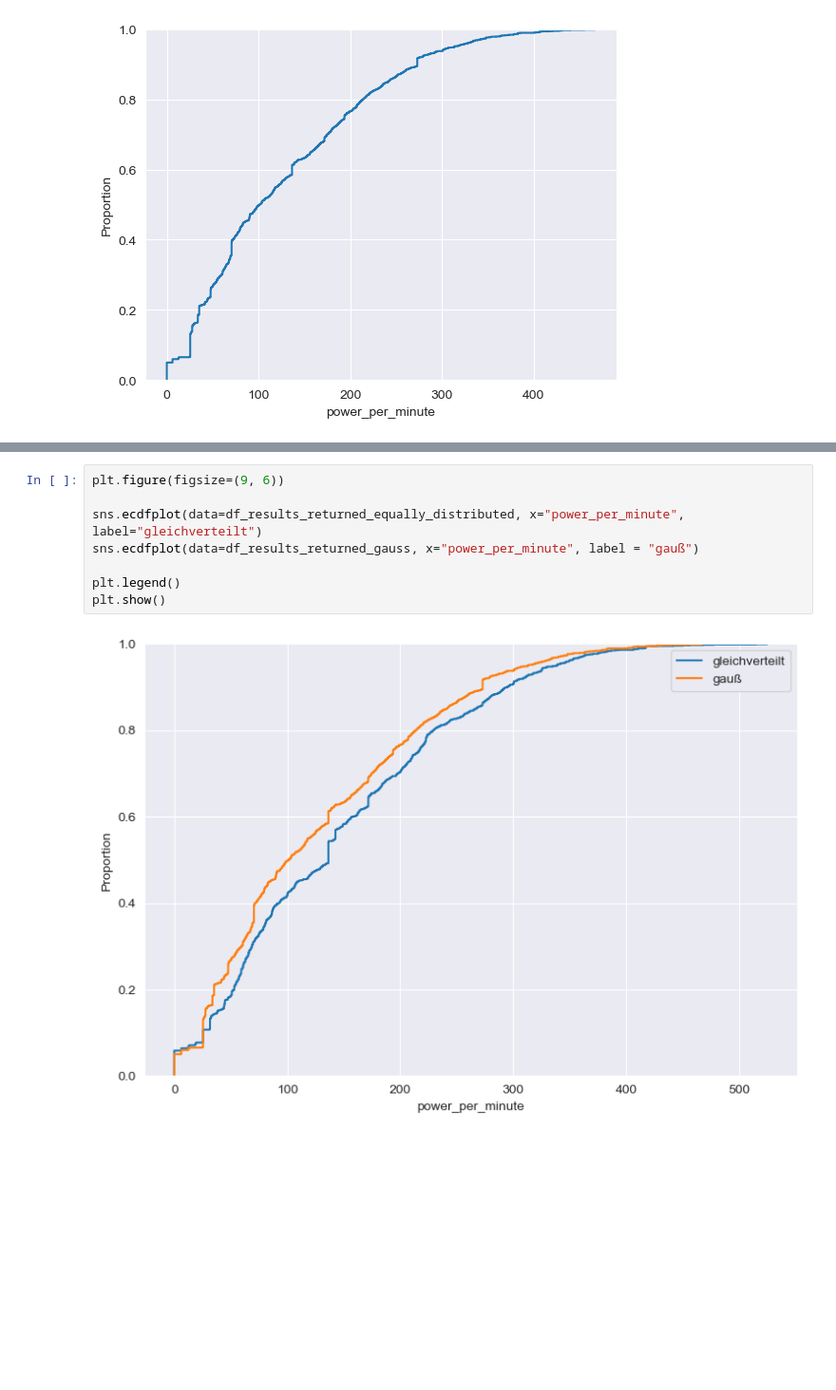
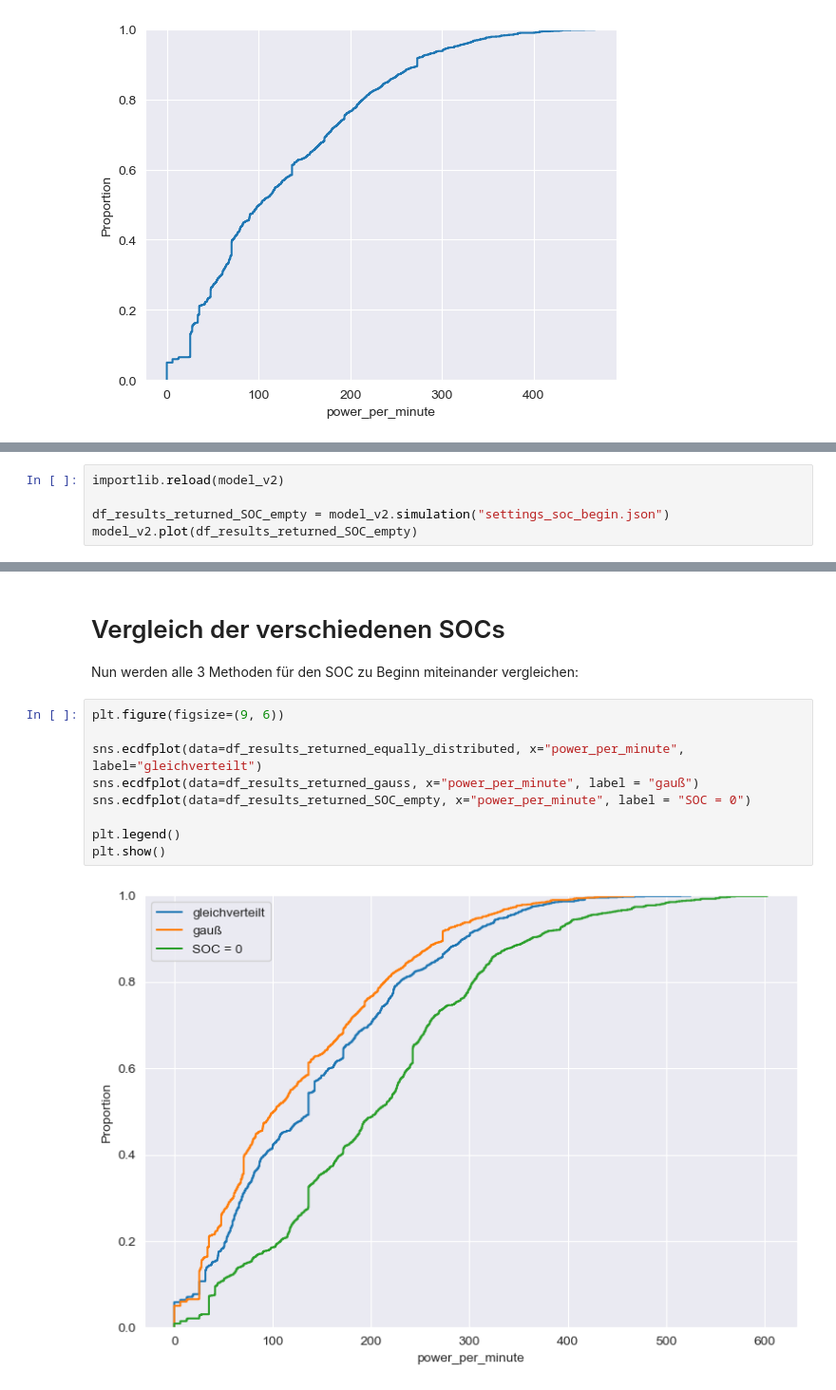
Before and after one commit to Jones133D/BA_EV-Ladeverhalten, a Jupyter notebook: SoC_begin.ipynb, the cells around one changed output, grey strips where cells are left out. Shown at 95% size. Cells and saved outputs as stored; diff of their text form; blank space fills up the shorter version.

```diff
--- a/SoC_begin.ipynb
+++ b/SoC_begin.ipynb
@@ -123,0 +163,5 @@ sns.ecdfplot(data=df_results_returned_gauss, x="power_per_minute")
+# %%
+importlib.reload(model_v2)
+
+df_results_returned_SOC_empty = model_v2.simulation("settings_soc_begin.json")
+model_v2.plot(df_results_returned_SOC_empty)
@@ -124,10 +198,15 @@ sns.ecdfplot(data=df_results_returned_gauss, x="power_per_minute")
+# %% [markdown]
+# Vergleich der verschiedenen SOCs
+
+Nun werden alle 3 Methoden für den SOC zu Beginn miteinander vergleichen:
 # %%
 plt.figure(figsize=(9, 6))
 
 sns.ecdfplot(data=df_results_returned_equally_distributed, x="power_per_minute", label="gleichverteilt")
 sns.ecdfplot(data=df_results_returned_gauss, x="power_per_minute", label = "gauß")
+sns.ecdfplot(data=df_results_returned_SOC_empty, x="power_per_minute", label = "SOC = 0")
 
 plt.legend()
 plt.show()
 # %% [output]
-[figure, old version]
+[figure, new version]
```
Also changed, not shown: parts of 9 cells of this notebook, 3 other files.
